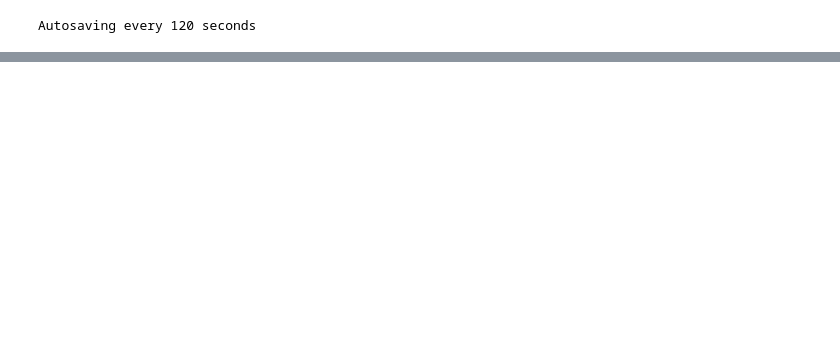
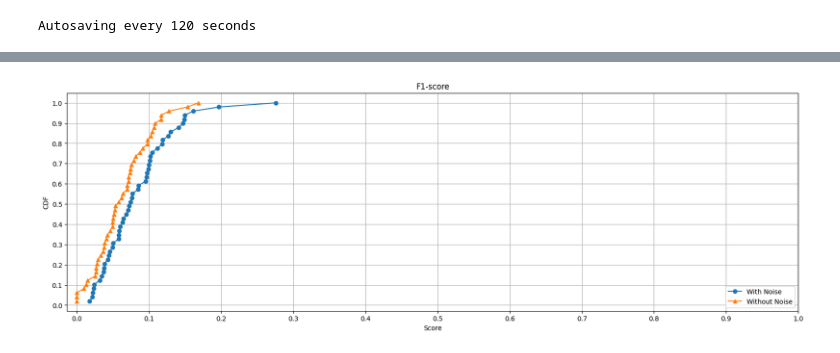
Before and after one commit to nahidul-opu/Tangled, a Jupyter notebook: Classification.ipynb, the cells around one changed output, grey strips where cells are left out. Cells and saved outputs as stored; diff of their text form; code cells hidden in the pictures; blank space fills up the shorter version.

```diff
--- a/Classification.ipynb
+++ b/Classification.ipynb
@@ -60,0 +230,4 @@ Y = enc2.fit_transform(df["Detection"])
+# %%
+plot_cdf([fscores, cleaned_fscores], ["With Noise", "Without Noise"], "F1-score")
+# %% [output]
+[figure, added]
```
Also changed, not shown: parts of 12 cells of this notebook.
